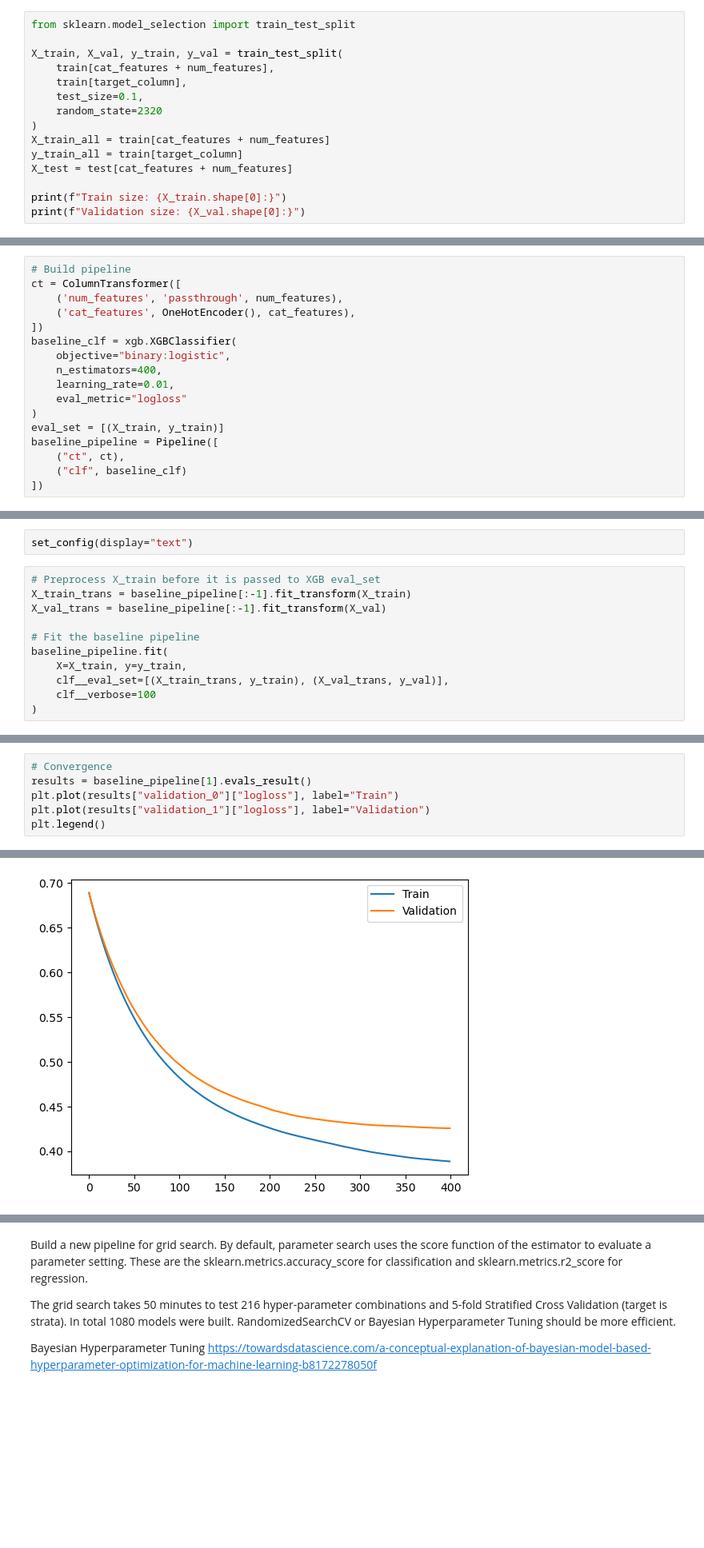
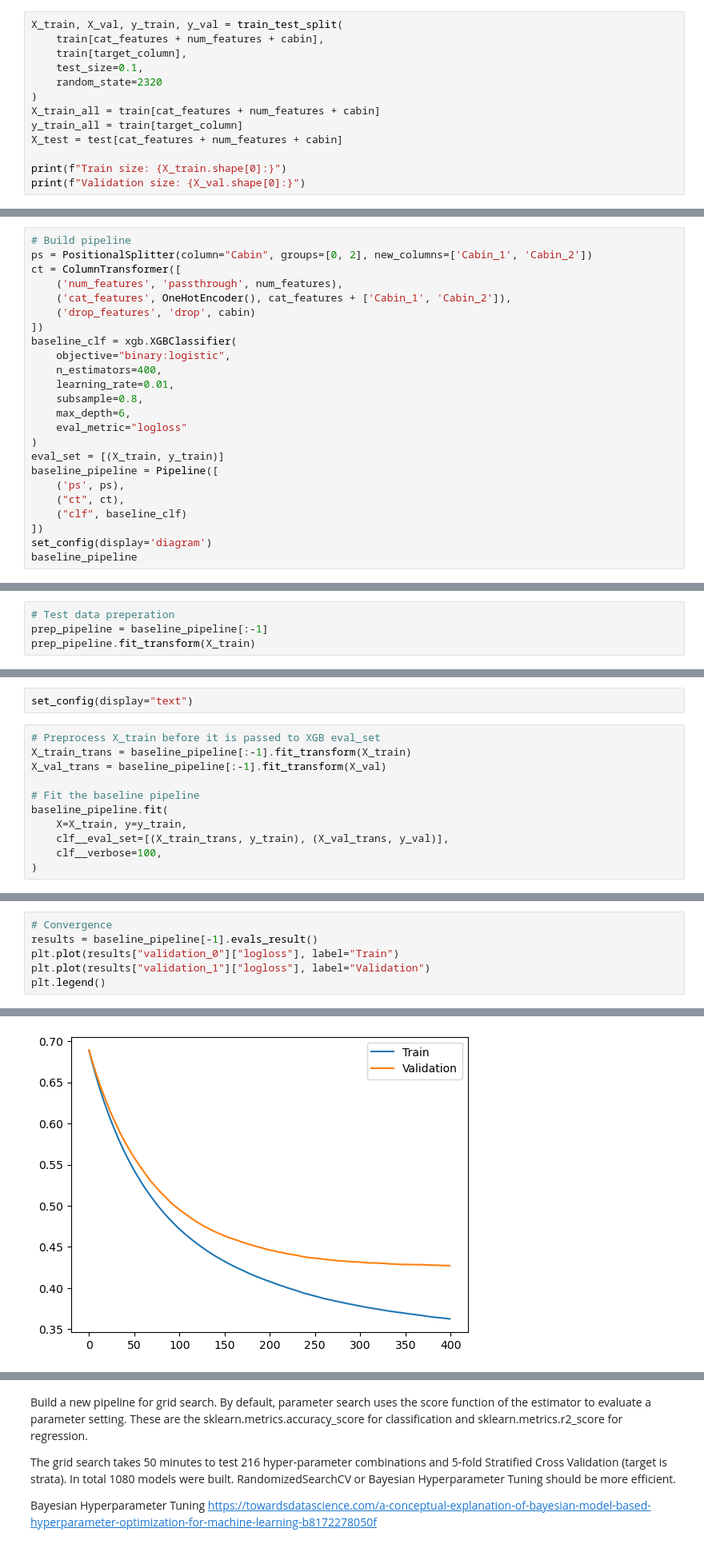
Before and after one commit to WeimusT/space_titanic, a Jupyter notebook: space-titanic.ipynb, the cells around one changed output, grey strips where cells are left out. Shown: that part at 80% size. Drawn from its saved outputs; the diff is of its cells as text; blank space fills up the shorter version.

```diff
--- a/space-titanic.ipynb
+++ b/space-titanic.ipynb
@@ -60,17 +108,15 @@ num_features = ['Age', 'RoomService', 'FoodCourt', 'ShoppingMall', 'Spa', 'VRDec
 id_columns = ['PassengerId', 'Name']
 target_column = 'Transported'
 # %%
-from sklearn.model_selection import train_test_split
-
 X_train, X_val, y_train, y_val = train_test_split(
-    train[cat_features + num_features],
+    train[cat_features + num_features + cabin],
     train[target_column],
     test_size=0.1,
     random_state=2320
 )
-X_train_all = train[cat_features + num_features]
+X_train_all = train[cat_features + num_features + cabin]
 y_train_all = train[target_column]
-X_test = test[cat_features + num_features]
+X_test = test[cat_features + num_features + cabin]
 
 print(f"Train size: {X_train.shape[0]:}")
 print(f"Validation size: {X_val.shape[0]:}")
@@ -94,18 +129,25 @@ A baseline model has all steps required from data preprocessing building to mode
 Here we fit a baseline model using XGBClassifier with minimal hyperparameter tuning to find a reasonable values for n_estimators and learning_rate.
 # %%
 # Build pipeline
+ps = PositionalSplitter(column="Cabin", groups=[0, 2], new_columns=['Cabin_1', 'Cabin_2'])
 ct = ColumnTransformer([
     ('num_features', 'passthrough', num_features),
-    ('cat_features', OneHotEncoder(), cat_features),
+    ('cat_features', OneHotEncoder(), cat_features + ['Cabin_1', 'Cabin_2']),
+    ('drop_features', 'drop', cabin)
 ])
 baseline_clf = xgb.XGBClassifier(
     objective="binary:logistic",
     n_estimators=400,
     learning_rate=0.01,
+    subsample=0.8,
+    max_depth=6,
     eval_metric="logloss"
 )
 eval_set = [(X_train, y_train)]
 baseline_pipeline = Pipeline([
+    ('ps', ps),
     ("ct", ct),
     ("clf", baseline_clf)
 ])
+set_config(display='diagram')
+baseline_pipeline
@@ -132,0 +172,4 @@ Pipeline(steps=[('ct',
+# %%
+# Test data preperation
+prep_pipeline = baseline_pipeline[:-1]
+prep_pipeline.fit_transform(X_train)
@@ -141,6 +198,6 @@ X_val_trans = baseline_pipeline[:-1].fit_transform(X_val)
 baseline_pipeline.fit(
     X=X_train, y=y_train,
     clf__eval_set=[(X_train_trans, y_train), (X_val_trans, y_val)],
-    clf__verbose=100
+    clf__verbose=100,
 )
 # %% [output]
@@ -168,10 +225,10 @@ Pipeline(steps=[('ct',
                                reg_lambda=1, ...))])
 # %%
 # Convergence
-results = baseline_pipeline[1].evals_result()
+results = baseline_pipeline[-1].evals_result()
 plt.plot(results["validation_0"]["logloss"], label="Train")
 plt.plot(results["validation_1"]["logloss"], label="Validation")
 plt.legend()
 # %% [output]
 <matplotlib.legend.Legend at 0x...>
-[figure, old version]
+[figure, new version]
```
Also changed, not shown: parts of 15 cells of this notebook.
